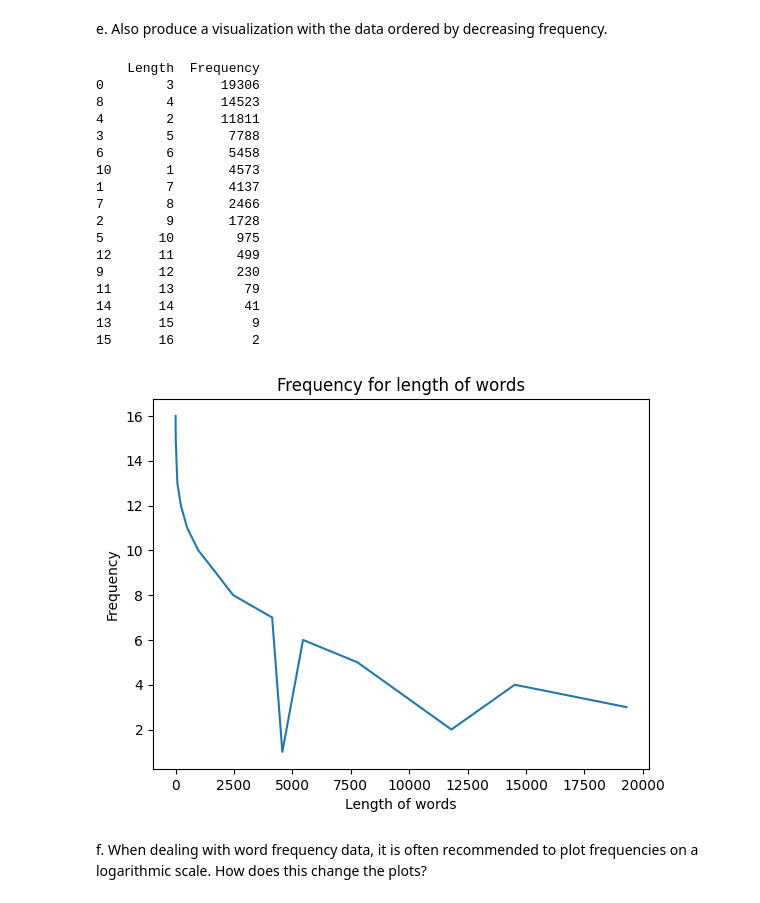
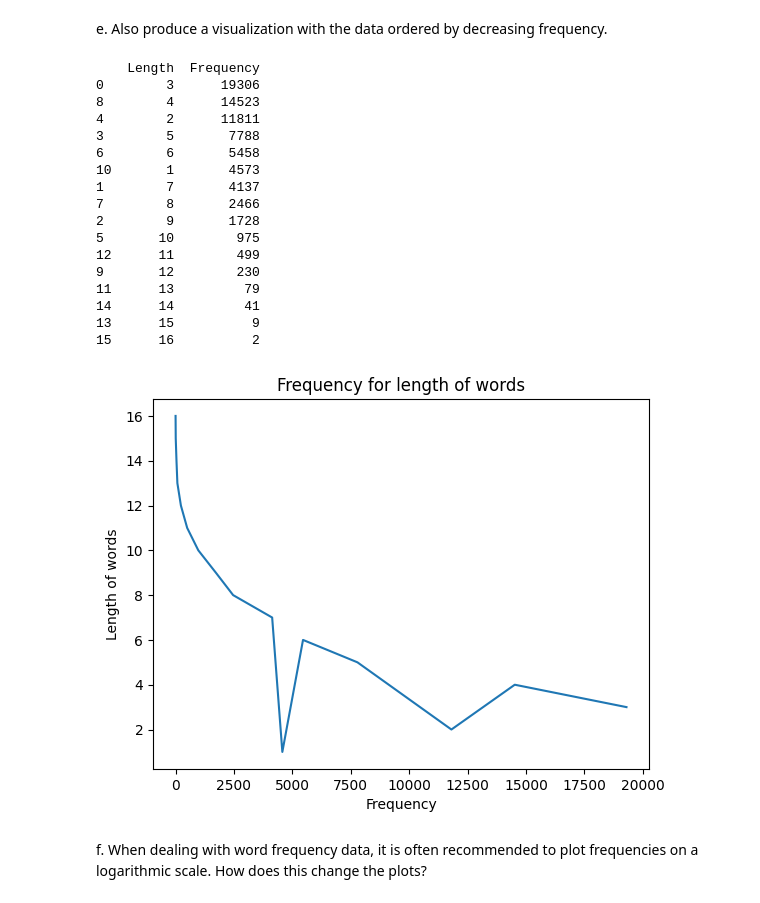
Before and after one commit to alessiasanfelici/IN4080--NLP-Exercises, a Jupyter notebook: NLP-Projects/project1.ipynb, the cells around one changed output. Saved outputs shown, nothing was run; the diff lists cells and outputs as text; code cells hidden in the pictures.

```diff
--- a/NLP-Projects/project1.ipynb
+++ b/NLP-Projects/project1.ipynb
@@ -271,34 +285,34 @@ e. Also produce a visualization with the data ordered by decreasing frequency.
 # %%
 # Sort the values by decreasing frequency
 df_freq = df.sort_values("Frequency", ascending = False)
 print(df_freq)
 
 # Create the plot
 plt.figure()
 plt.plot(df_freq.Frequency, df_freq.Length)
-plt.xlabel("Length of words")
-plt.ylabel("Frequency")
+plt.ylabel("Length of words")
+plt.xlabel("Frequency")
 plt.title("Frequency for length of words")
 plt.show()
 # %% [output]
     Length  Frequency
 0        3      19306
 8        4      14523
 4        2      11811
 3        5       7788
 6        6       5458
 10       1       4573
 1        7       4137
 7        8       2466
 2        9       1728
 5       10        975
 12      11        499
 9       12        230
 11      13         79
 14      14         41
 13      15          9
 15      16          2
-[figure, old version]
+[figure, new version]
 # %% [markdown]
 f. When dealing with word frequency data, it is often recommended to plot frequencies on a
 logarithmic scale. How does this change the plots?
```
Also changed, not shown: parts of 18 cells of this notebook, 1 other file.
